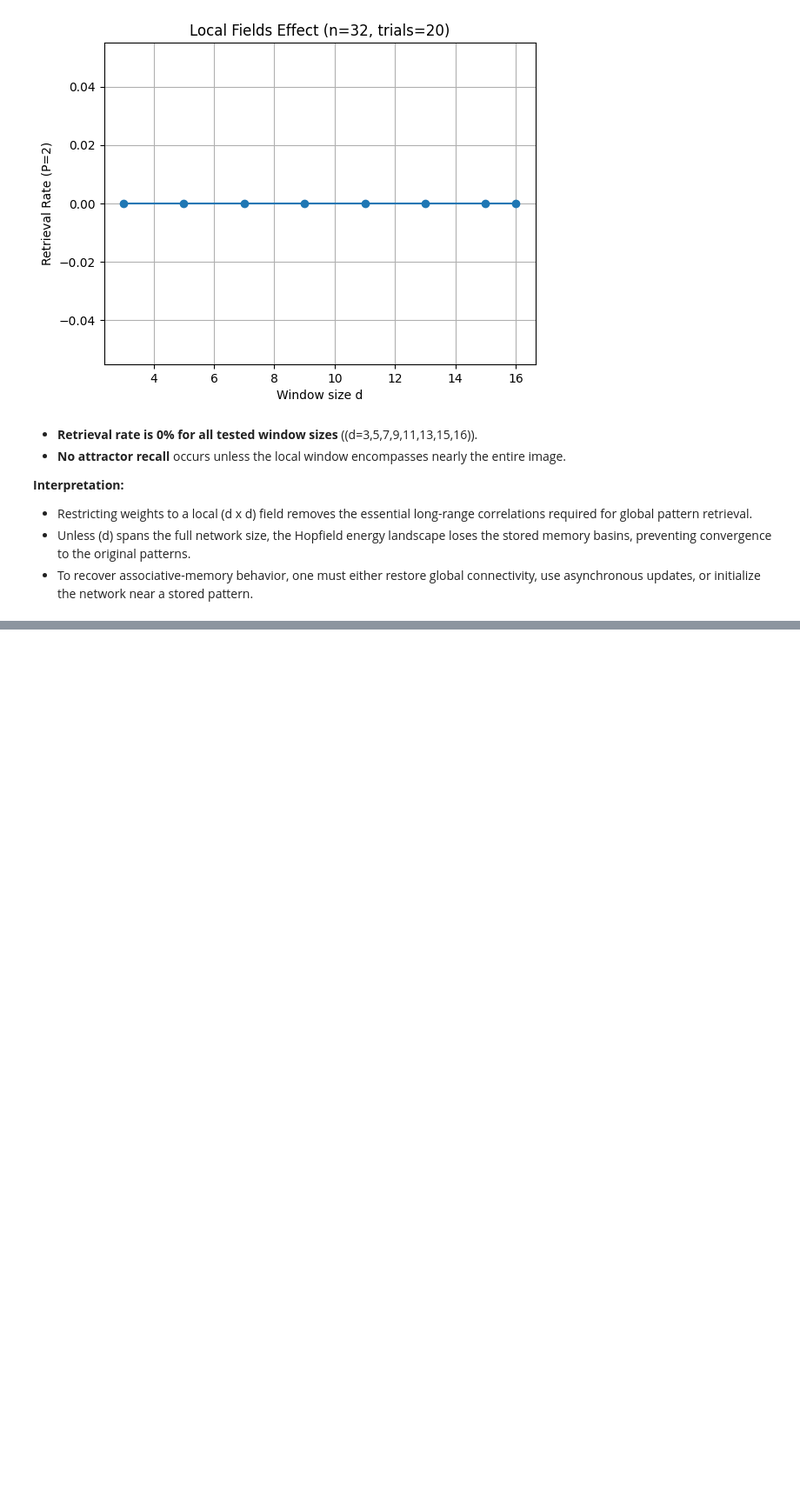
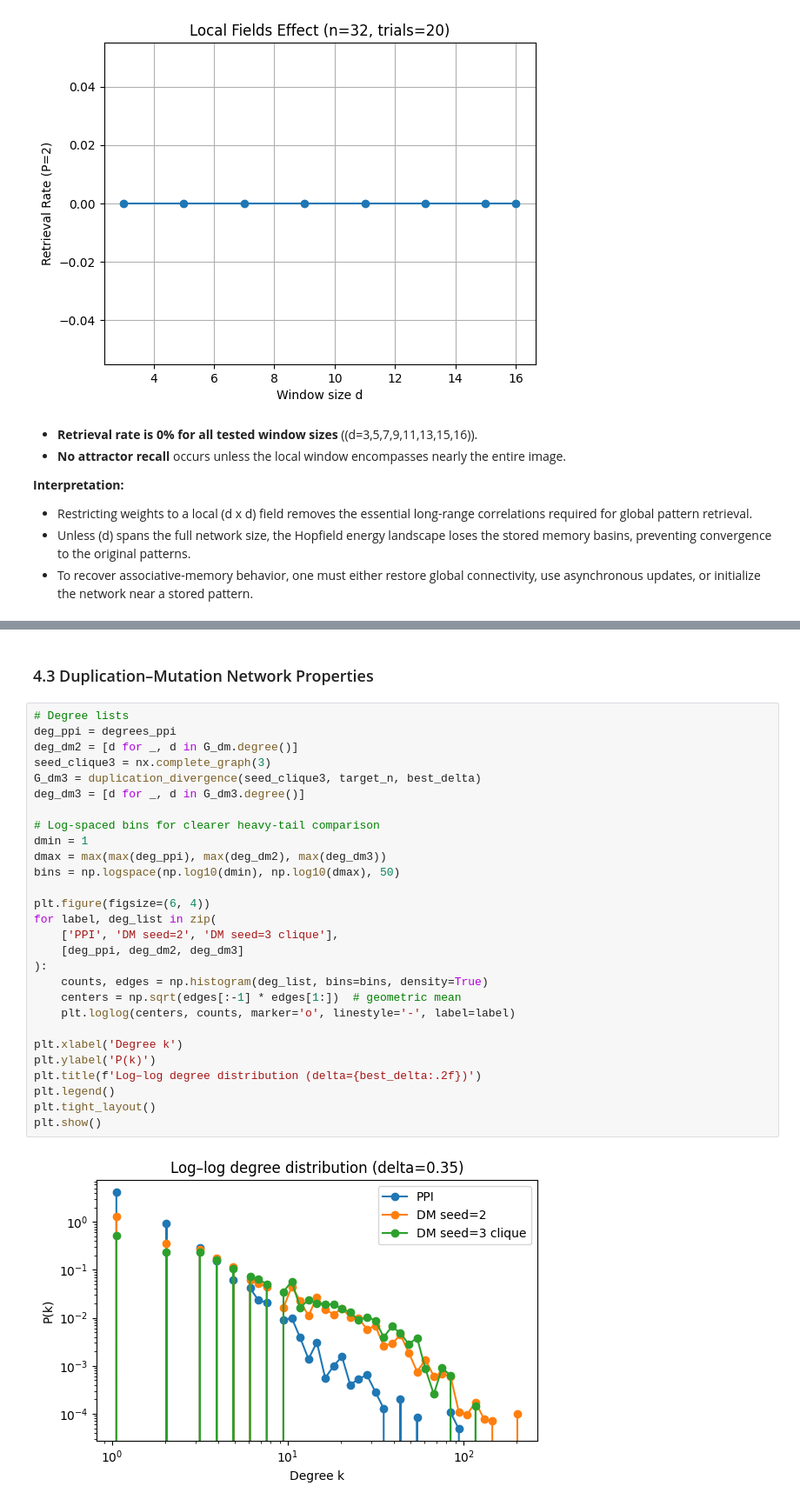
Before and after one commit to galcesana/Dynamics--Networks---Computation, a Jupyter notebook: ex3/ex3.ipynb, the cells around one changed output, grey strips where cells are left out. Shown: that part at 87% size. Drawn from its saved outputs; the diff is of its cells as text; blank space fills up the shorter version.

```diff
--- a/ex3/ex3.ipynb
+++ b/ex3/ex3.ipynb
@@ -342,0 +496,32 @@ d=16: local-field retrieval rate=0.00
+# %% [markdown]
+### 4.3 Duplication–Mutation Network Properties
+# %%
+# Degree lists
+deg_ppi = degrees_ppi
+deg_dm2 = [d for _, d in G_dm.degree()]
+seed_clique3 = nx.complete_graph(3)
+G_dm3 = duplication_divergence(seed_clique3, target_n, best_delta)
+deg_dm3 = [d for _, d in G_dm3.degree()]
+
+# Log-spaced bins for clearer heavy-tail comparison
+dmin = 1
+dmax = max(max(deg_ppi), max(deg_dm2), max(deg_dm3))
+bins = np.logspace(np.log10(dmin), np.log10(dmax), 50)
+
+plt.figure(figsize=(6, 4))
+for label, deg_list in zip(
+    ['PPI', 'DM seed=2', 'DM seed=3 clique'],
+    [deg_ppi, deg_dm2, deg_dm3]
+):
+    counts, edges = np.histogram(deg_list, bins=bins, density=True)
+    centers = np.sqrt(edges[:-1] * edges[1:])  # geometric mean
+    plt.loglog(centers, counts, marker='o', linestyle='-', label=label)
+
+plt.xlabel('Degree k')
+plt.ylabel('P(k)')
+plt.title(f'Log–log degree distribution (delta={best_delta:.2f})')
+plt.legend()
+plt.tight_layout()
+plt.show()
+# %% [output]
+[figure, added]
```
Also changed, not shown: parts of 14 cells of this notebook, 1 other file.
